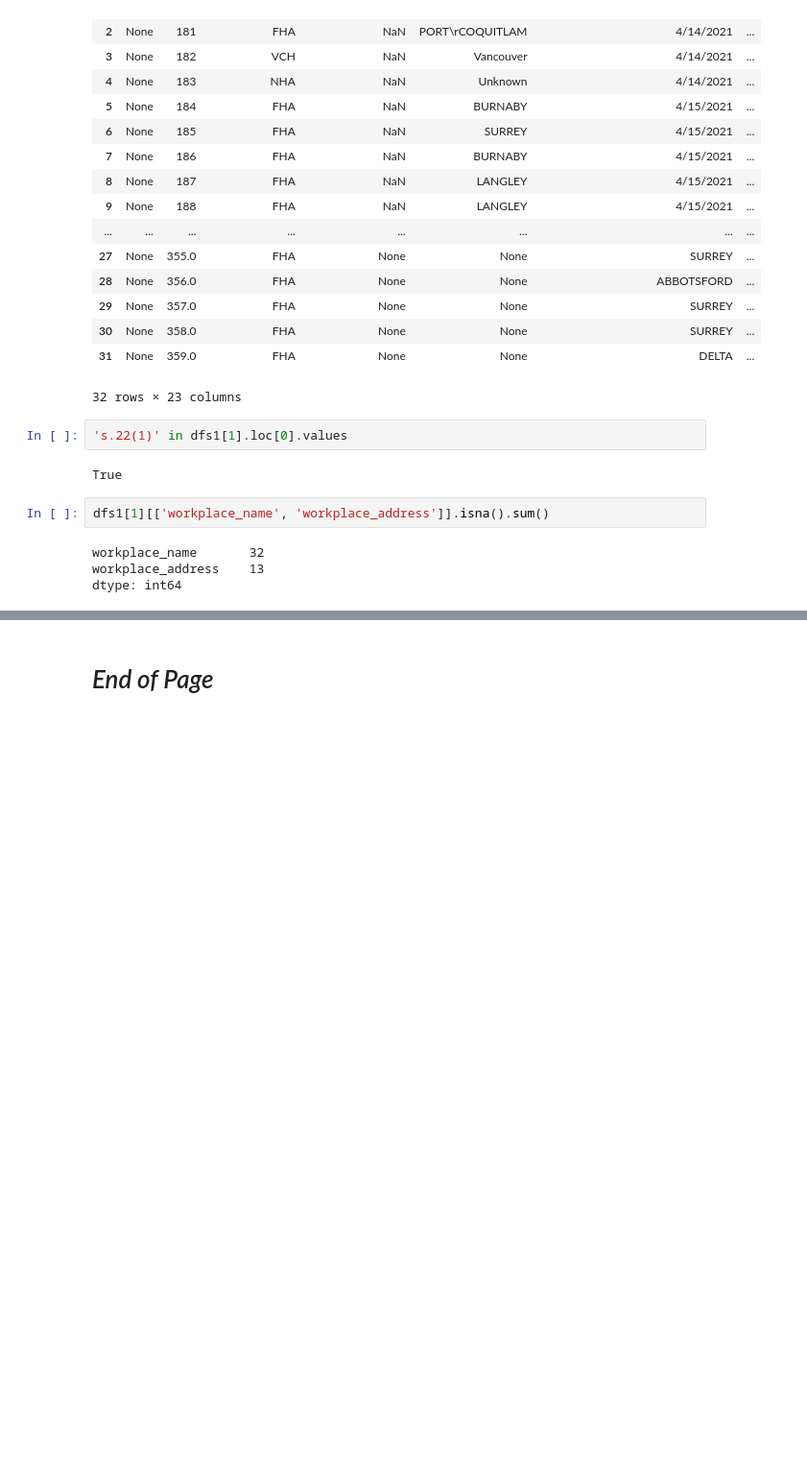
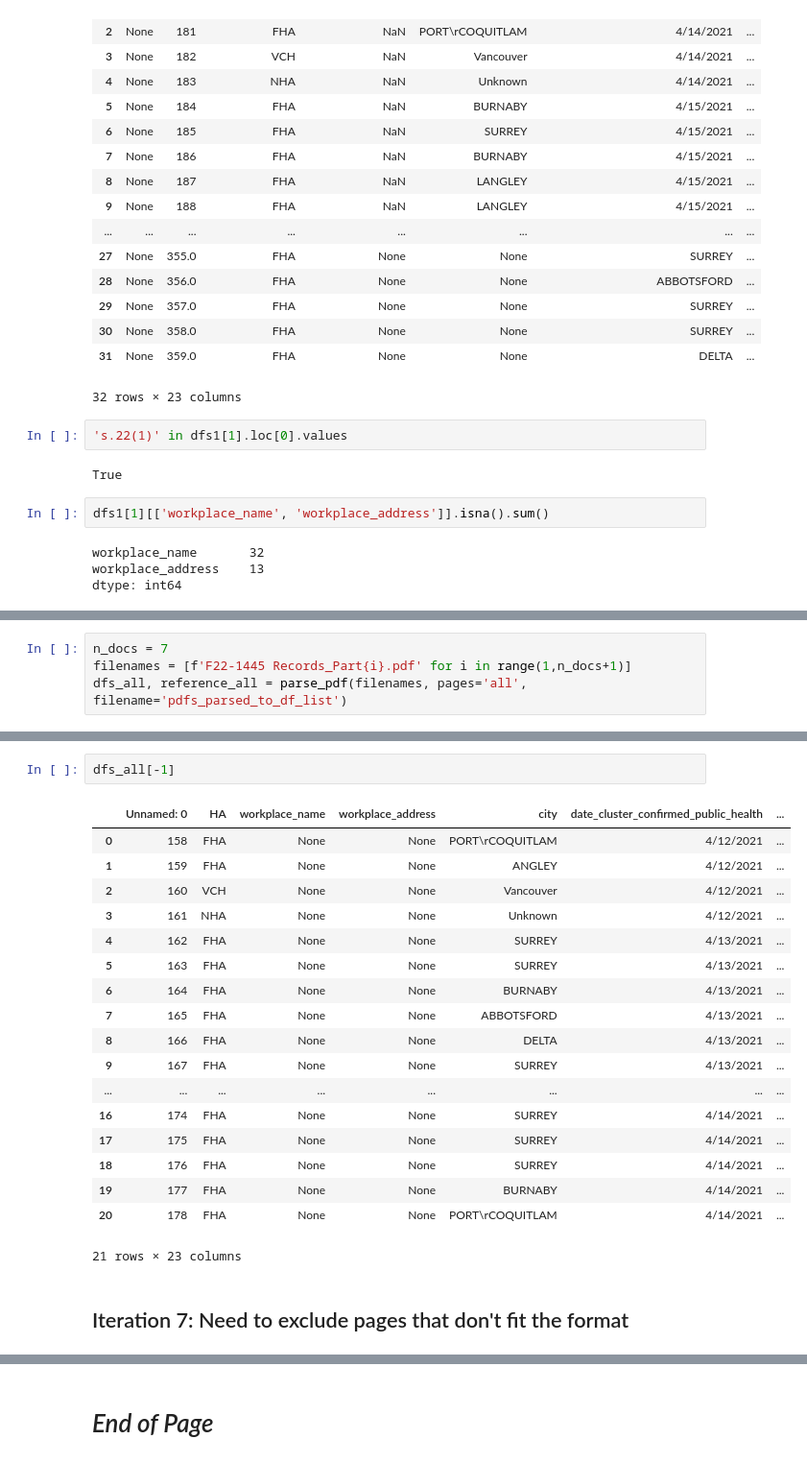
Before and after one commit to silvhua/BC-Covid-workplace-closures, a Jupyter notebook: notebooks/2023-03-23 parse PDF.ipynb, the cells around one changed output, grey strips where cells are left out. Shown at 96% size. Saved outputs shown, nothing was run; the diff lists cells and outputs as text; blank space fills up the shorter version.

```diff
--- a/notebooks/2023-03-23 parse PDF.ipynb
+++ b/notebooks/2023-03-23 parse PDF.ipynb
@@ -2523,0 +3606,4 @@ def clean_df(df):
+# %%
+n_docs = 7
+filenames = [f'F22-1445 Records_Part{i}.pdf' for i in range(1,n_docs+1)]
+dfs_all, reference_all = parse_pdf(filenames, pages='all', filename='pdfs_parsed_to_df_list')
@@ -2523,0 +3628,23 @@ def clean_df(df):
+# %%
+dfs_all[-1]
+# %% [output]
+|  | Unnamed: 0 | HA | workplace_name | workplace_address | city | date_cluster_confirmed_public_health | ... |
+| 0 | 158 | FHA | None | None | PORT\rCOQUITLAM | 4/12/2021 | ... |
+| 1 | 159 | FHA | None | None | ANGLEY | 4/12/2021 | ... |
+| 2 | 160 | VCH | None | None | Vancouver | 4/12/2021 | ... |
+| 3 | 161 | NHA | None | None | Unknown | 4/12/2021 | ... |
+| 4 | 162 | FHA | None | None | SURREY | 4/13/2021 | ... |
+| 5 | 163 | FHA | None | None | SURREY | 4/13/2021 | ... |
+| 6 | 164 | FHA | None | None | BURNABY | 4/13/2021 | ... |
+| 7 | 165 | FHA | None | None | ABBOTSFORD | 4/13/2021 | ... |
+| 8 | 166 | FHA | None | None | DELTA | 4/13/2021 | ... |
+| 9 | 167 | FHA | None | None | SURREY | 4/13/2021 | ... |
+| ... | ... | ... | ... | ... | ... | ... | ... |
+| 16 | 174 | FHA | None | None | SURREY | 4/14/2021 | ... |
+| 17 | 175 | FHA | None | None | SURREY | 4/14/2021 | ... |
+| 18 | 176 | FHA | None | None | SURREY | 4/14/2021 | ... |
+| 19 | 177 | FHA | None | None | BURNABY | 4/14/2021 | ... |
+| 20 | 178 | FHA | None | None | PORT\rCOQUITLAM | 4/14/2021 | ... |
+21 rows × 23 columns
+# %% [markdown]
+## Iteration 7: Need to exclude pages that don't fit the format
```
Also changed, not shown: parts of 81 cells of this notebook.
